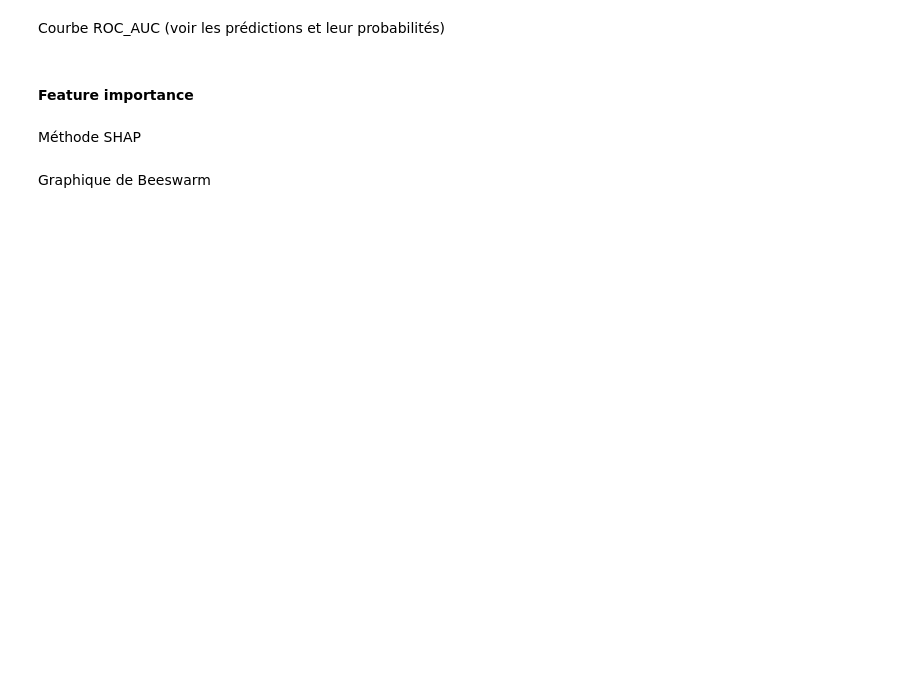
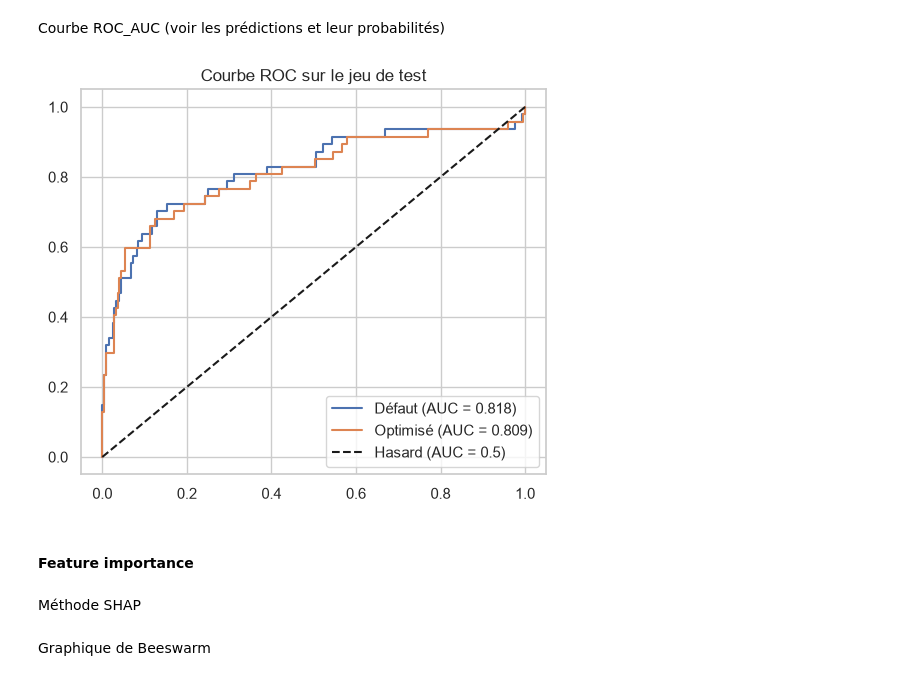
Before and after one commit to DavidRichomme/OC_P4_Classifiez_automatiquement_les_informations, a Jupyter notebook: Notebooks/02_Modelisation_optimisation.ipynb, the cells around one changed output. Cells and saved outputs as stored; diff of their text form; code cells hidden in the pictures; blank space fills up the shorter version.

```diff
--- a/Notebooks/02_Modelisation_optimisation.ipynb
+++ b/Notebooks/02_Modelisation_optimisation.ipynb
@@ -441,0 +485,9 @@ Grid search : Grille 2 (C à 0.1 et solver à liblinear) + scores
+# %%
+pipe_reglog.fit(X_train, y_train)
+
+y_pred_defaut = pipe_reglog.predict(X_test)
+y_proba_defaut = pipe_reglog.predict_proba(X_test)[:, 1]
+
+score_precision_test_non_opti = round(precision_score(y_test, y_pred_defaut), 3)
+score_recall_test_non_opti = round(recall_score(y_test, y_pred_defaut), 3)
+score_f1_test_non_opti = round(f1_score(y_test, y_pred_defaut), 3)
@@ -441,0 +496,11 @@ Grid search : Grille 2 (C à 0.1 et solver à liblinear) + scores
+# %%
+modele_final = LogisticRegression(max_iter=1000, random_state=42,
+                                  **recherche_1.best_params_)
+modele_final.fit(X_train, y_train)
+
+y_pred_opti = modele_final.predict(X_test)
+y_proba_opti = modele_final.predict_proba(X_test)[:, 1]
+
+score_precision_test_opti = precision_score(y_test, y_pred_opti)
+score_recall_test_opti = recall_score(y_test, y_pred_opti)
+score_f1_test_opti = f1_score(y_test, y_pred_opti)
@@ -453,5 +592,22 @@ L'intéret de cette courbe est de savoir comment améliorer les scores trouvés
 # %% [markdown]
 Courbe ROC_AUC (voir les prédictions et leur probabilités)
+# %%
+# les valeurs fpr, tpr sont les False Positive et true positive
+fpr_d, tpr_d, _ = roc_curve(y_test, y_proba_defaut)
+fpr_o, tpr_o, _ = roc_curve(y_test, y_proba_opti)
+
+auc_d = roc_auc_score(y_test, y_proba_defaut)
+auc_o = roc_auc_score(y_test, y_proba_opti)
+
+plt.figure(figsize=(6, 5))
+plt.plot(fpr_d, tpr_d, label=f"Défaut (AUC = {auc_d:.3f})")
+plt.plot(fpr_o, tpr_o, label=f"Optimisé (AUC = {auc_o:.3f})")
+plt.plot([0, 1], [0, 1], "k--", label="Hasard (AUC = 0.5)")
+plt.title("Courbe ROC sur le jeu de test")
+plt.legend()
+plt.show()
+# %% [output]
+[figure, added]
 # %% [markdown]
 #### Feature importance
 # %% [markdown]
```
Also changed, not shown: parts of 21 cells of this notebook, 5 other files.
